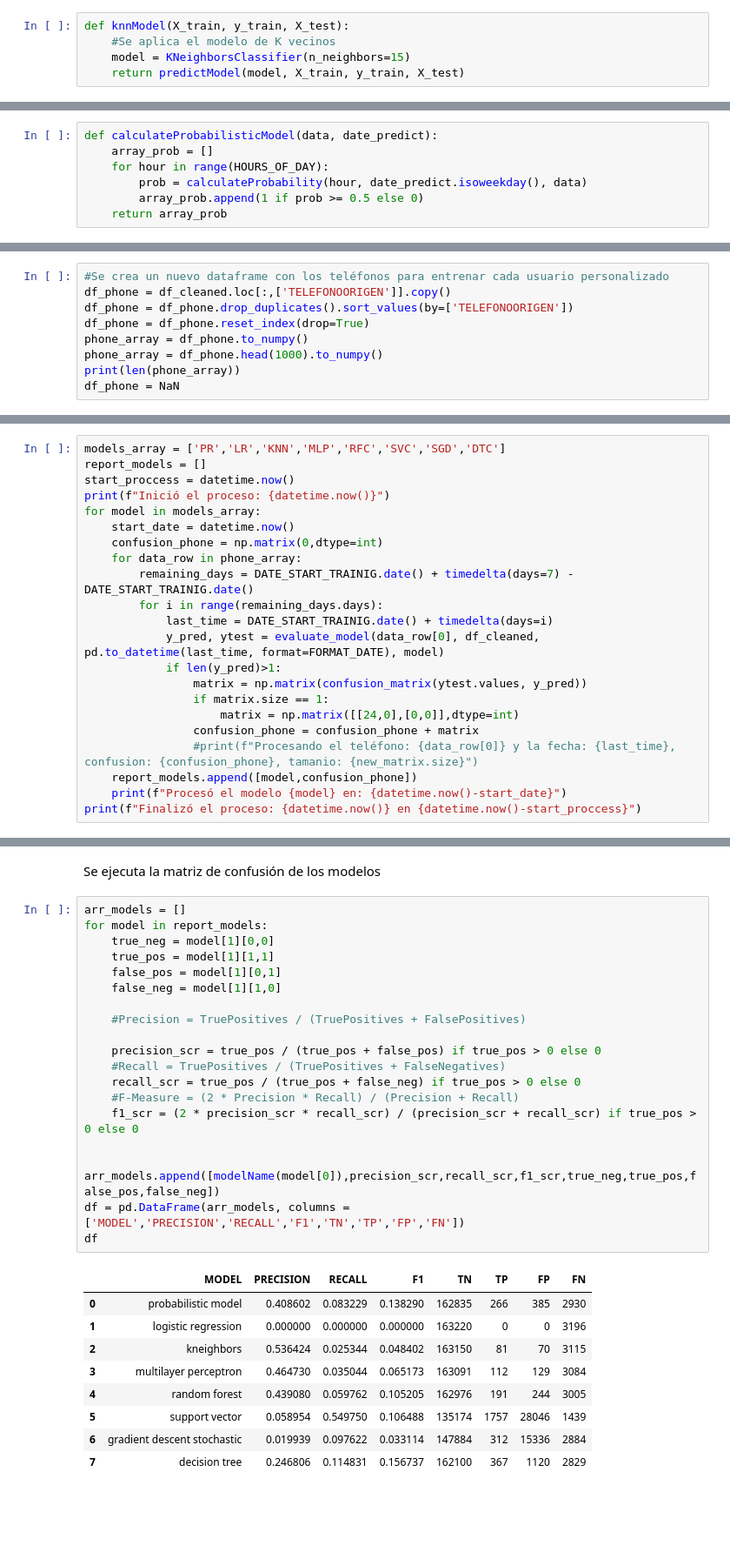
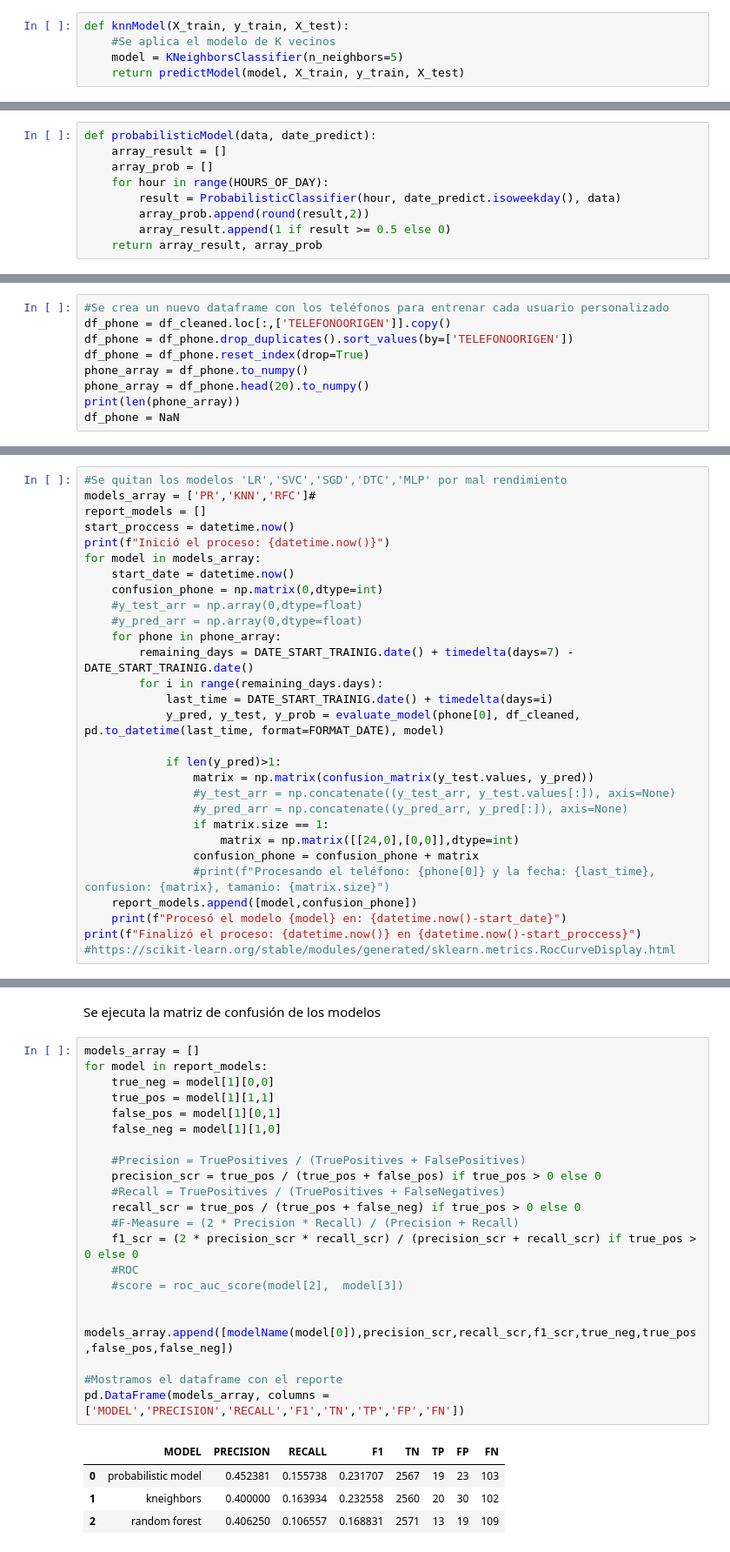
Before and after one commit to josedelarosa82/taxi-prediction-model, a Jupyter notebook: Proyecto_predicción_servicio_taxi_consolidado.ipynb, the cells around one changed output, grey strips where cells are left out. Shown at 87% size. Saved outputs shown, nothing was run; the diff lists cells and outputs as text; blank space fills up the shorter version.

```diff
--- a/Proyecto_predicción_servicio_taxi_consolidado.ipynb
+++ b/Proyecto_predicción_servicio_taxi_consolidado.ipynb
@@ -464,7 +491,7 @@ Función que permite evaluar el modelo de los K vecinos
 # %%
 def knnModel(X_train, y_train, X_test):
     #Se aplica el modelo de K vecinos
-    model = KNeighborsClassifier(n_neighbors=15)
+    model = KNeighborsClassifier(n_neighbors=5)
     return predictModel(model, X_train, y_train, X_test)
 # %% [markdown]
 Función que permite evaluar el modelo de perceptrones multi capa
@@ -599,12 +621,14 @@ def calculateProbability(hour, day, data):
 # %% [markdown]
 Función que permite evaluar el modelo probabilistico
 # %%
-def calculateProbabilisticModel(data, date_predict):
+def probabilisticModel(data, date_predict):
+    array_result = []
     array_prob = []
     for hour in range(HOURS_OF_DAY):
-        prob = calculateProbability(hour, date_predict.isoweekday(), data)
-        array_prob.append(1 if prob >= 0.5 else 0)
-    return array_prob
+        result = ProbabilisticClassifier(hour, date_predict.isoweekday(), data)
+        array_prob.append(round(result,2))
+        array_result.append(1 if result >= 0.5 else 0)
+    return array_result, array_prob
 # %%
 #Conversor del codigo a nombre de modelos
 def modelName(model_type):
@@ -713,7 +755,7 @@ df_phone = df_cleaned.loc[:,['TELEFONOORIGEN']].copy()
 df_phone = df_phone.drop_duplicates().sort_values(by=['TELEFONOORIGEN'])
 df_phone = df_phone.reset_index(drop=True)
 phone_array = df_phone.to_numpy()
-phone_array = df_phone.head(1000).to_numpy()
+phone_array = df_phone.head(20).to_numpy()
 print(len(phone_array))
 df_phone = NaN
 # %% [output]
@@ -723,25 +765,32 @@ df_phone = NaN
 # %% [markdown]
 Experimento con todos los modelos para una semana
 # %%
-models_array = ['PR','LR','KNN','MLP','RFC','SVC','SGD','DTC']
+#Se quitan los modelos 'LR','SVC','SGD','DTC','MLP' por mal rendimiento
+models_array = ['PR','KNN','RFC']#
 report_models = []
 start_proccess = datetime.now()
 print(f"Inició el proceso: {datetime.now()}")
 for model in models_array:
     start_date = datetime.now()
     confusion_phone = np.matrix(0,dtype=int)
-    for data_row in phone_array:
+    #y_test_arr = np.array(0,dtype=float)
+    #y_pred_arr = np.array(0,dtype=float)
+    for phone in phone_array:
         remaining_days = DATE_START_TRAINIG.date() + timedelta(days=7) - DATE_START_TRAINIG.date()
         for i in range(remaining_days.days):
             last_time = DATE_START_TRAINIG.date() + timedelta(days=i)
-            y_pred, ytest = evaluate_model(data_row[0], df_cleaned, pd.to_datetime(last_time, format=FORMAT_DATE), model)
+            y_pred, y_test, y_prob = evaluate_model(phone[0], df_cleaned, pd.to_datetime(last_time, format=FORMAT_DATE), model)
+
             if len(y_pred)>1:
-                matrix = np.matrix(confusion_matrix(ytest.values, y_pred))
+                matrix = np.matrix(confusion_matrix(y_test.values, y_pred))
+                #y_test_arr = np.concatenate((y_test_arr, y_test.values[:]), axis=None)
+                #y_pred_arr = np.concatenate((y_pred_arr, y_pred[:]), axis=None)
                 if matrix.size == 1:
                     matrix = np.matrix([[24,0],[0,0]],dtype=int)
                 confusion_phone = confusion_phone + matrix
-                #print(f"Procesando el teléfono: {data_row[0]} y la fecha: {last_time}, confusion: {confusion_phone}, tamanio: {new_matrix.size}")
+                #print(f"Procesando el teléfono: {phone[0]} y la fecha: {last_time}, confusion: {matrix}, tamanio: {matrix.size}")
     report_models.append([model,confusion_phone])
     print(f"Procesó el modelo {model} en: {datetime.now()-start_date}")
 print(f"Finalizó el proceso: {datetime.now()} en {datetime.now()-start_proccess}")
+#https://scikit-learn.org/stable/modules/generated/sklearn.metrics.RocCurveDisplay.html
 # %% [output]
@@ -758,31 +802,28 @@ Finalizó el proceso: 2022-09-04 13:12:32.149739 en 16:22:14.761568
 # %% [markdown]
 Se ejecuta la matriz de confusión de los modelos
 # %%
-arr_models = []
+models_array = []
 for model in report_models:
     true_neg = model[1][0,0]
     true_pos = model[1][1,1]
     false_pos = model[1][0,1]
     false_neg = model[1][1,0]
 
     #Precision = TruePositives / (TruePositives + FalsePositives)
-
     precision_scr = true_pos / (true_pos + false_pos) if true_pos > 0 else 0
     #Recall = TruePositives / (TruePositives + FalseNegatives)
     recall_scr = true_pos / (true_pos + false_neg) if true_pos > 0 else 0
     #F-Measure = (2 * Precision * Recall) / (Precision + Recall)
     f1_scr = (2 * precision_scr * recall_scr) / (precision_scr + recall_scr) if true_pos > 0 else 0
+    #ROC
+    #score = roc_auc_score(model[2],  model[3])
 
-    arr_models.append([modelName(model[0]),precision_scr,recall_scr,f1_scr,true_neg,true_pos,false_pos,false_neg])
-df = pd.DataFrame(arr_models, columns =['MODEL','PRECISION','RECALL','F1','TN','TP','FP','FN'])
-df
+    models_array.append([modelName(model[0]),precision_scr,recall_scr,f1_scr,true_neg,true_pos,false_pos,false_neg])
+
+#Mostramos el dataframe con el reporte
+pd.DataFrame(models_array, columns =['MODEL','PRECISION','RECALL','F1','TN','TP','FP','FN'])
 # %% [output]
 |  | MODEL | PRECISION | RECALL | F1 | TN | TP | FP | FN |
-| 0 | probabilistic model | 0.408602 | 0.083229 | 0.138290 | 162835 | 266 | 385 | 2930 |
-| 1 | logistic regression | 0.000000 | 0.000000 | 0.000000 | 163220 | 0 | 0 | 3196 |
-| 2 | kneighbors | 0.536424 | 0.025344 | 0.048402 | 163150 | 81 | 70 | 3115 |
-| 3 | multilayer perceptron | 0.464730 | 0.035044 | 0.065173 | 163091 | 112 | 129 | 3084 |
-| 4 | random forest | 0.439080 | 0.059762 | 0.105205 | 162976 | 191 | 244 | 3005 |
-| 5 | support vector | 0.058954 | 0.549750 | 0.106488 | 135174 | 1757 | 28046 | 1439 |
-| 6 | gradient descent stochastic | 0.019939 | 0.097622 | 0.033114 | 147884 | 312 | 15336 | 2884 |
-| 7 | decision tree | 0.246806 | 0.114831 | 0.156737 | 162100 | 367 | 1120 | 2829 |
+| 0 | probabilistic model | 0.452381 | 0.155738 | 0.231707 | 2567 | 19 | 23 | 103 |
+| 1 | kneighbors | 0.400000 | 0.163934 | 0.232558 | 2560 | 20 | 30 | 102 |
+| 2 | random forest | 0.406250 | 0.106557 | 0.168831 | 2571 | 13 | 19 | 109 |
```
Also changed, not shown: parts of 48 cells of this notebook.
